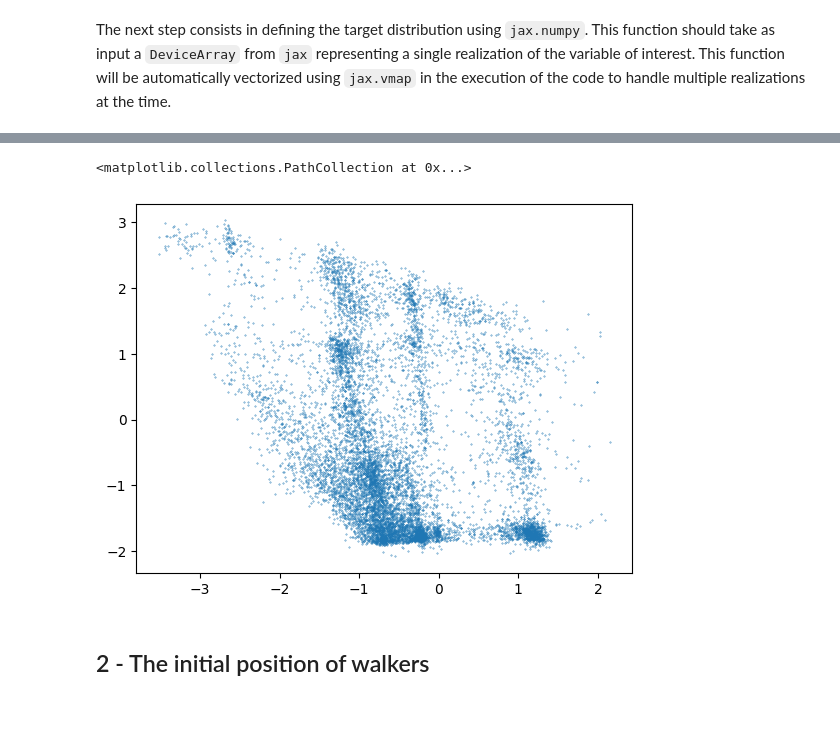
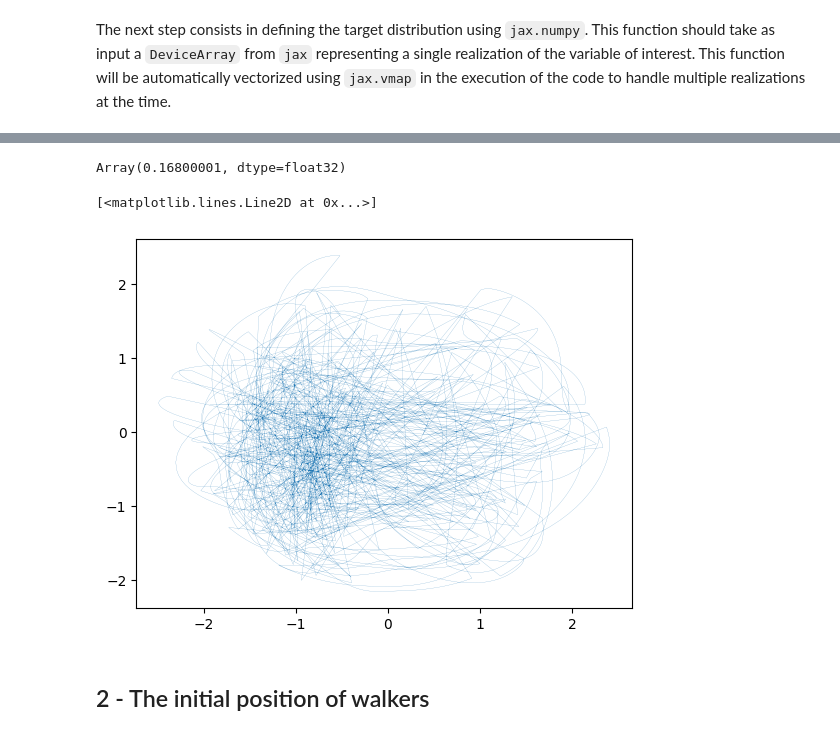
Before and after one commit to kazewong/flowMC, a Jupyter notebook: example/notebook/dualmoon.ipynb, the cells around one changed output, grey strips where cells are left out. Drawn from its saved outputs; the diff is of its cells as text; code cells hidden in the pictures.

Commit message:
Add loss logging buffers

```diff
--- a/example/notebook/dualmoon.ipynb
+++ b/example/notebook/dualmoon.ipynb
@@ -22,6 +22,8 @@ import numpy as np
 import jax
 import jax.numpy as jnp
 from jax.scipy.special import logsumexp
+import matplotlib.pyplot as plt
+
 
 n_dims = 5
 
@@ -43,8 +45,8 @@ n_local_steps = 100
 n_global_steps = 10
 n_training_loops = 10
 n_production_loops = 10
-n_epochs = 30
-n_chains = 10
+n_epochs = 5
+n_chains = 20
 rq_spline_hidden_units = [32, 32]
 rq_spline_n_bins = 8
 rq_spline_n_layers = 4
@@ -65,11 +67,12 @@ bundle = RQSpline_MALA_Bundle(
     n_training_loops,
     n_production_loops,
     n_epochs,
-    rq_spline_hidden_units,
-    rq_spline_n_bins,
-    rq_spline_n_layers,
+    rq_spline_hidden_units=rq_spline_hidden_units,
+    rq_spline_n_bins=rq_spline_n_bins,
+    rq_spline_n_layers=rq_spline_n_layers,
+    learning_rate=5e-3,
     batch_size=10000,
-    n_max_examples=100000,
+    n_max_examples=10000,
     verbose=False,
 )
 
@@ -78,6 +81,8 @@ nf_sampler = Sampler(
     n_chains,
     rng_key,
     resource_strategy_bundles=bundle,
+    # resources=bundle.resources,
+    # strategies=[bundle.strategies[1]]
 )
 
 nf_sampler.sample(initial_position, data)
@@ -158,13 +100,17 @@ nf_sampler.resources['log_prob_production']
+# %%
+buffer = nf_sampler.resources['global_accs_training'].buffer
+np.mean(buffer[np.isfinite(buffer)],axis=0)
+# %% [output]
+Array(0.16800001, dtype=float32)
 # %%
-import matplotlib.pyplot as plt
-# jnp.nanmean(nf_sampler.resources['global_accs_production'].buffer)
-# test_data = nf_sampler.resources['positions_production'].buffer.reshape(-1, n_dims)
+jnp.nanmean(nf_sampler.resources['global_accs_production'].buffer)
+test_data = nf_sampler.resources['positions_training'].buffer.reshape(-1, n_dims)
+plt.plot(test_data[:, 1], test_data[:, 2],lw=0.1)
+# test_data = nf_sampler.resources['global_sampler'].model.sample(jax.random.PRNGKey(42), 10000,)
 # plt.scatter(test_data[:, 0], test_data[:, 1], s=0.1)
-test_data = nf_sampler.resources['global_sampler'].model.sample(jax.random.PRNGKey(42), 10000,)
-plt.scatter(test_data[:, 0], test_data[:, 1], s=0.1)
 # %% [output]
-<matplotlib.collections.PathCollection at 0x...>
+[<matplotlib.lines.Line2D at 0x...>]
-[figure, old version]
+[figure, new version]
 # %% [markdown]
 ## 2 - The initial position of walkers
 # %% [markdown]
```
Also changed, not shown: parts of 11 cells of this notebook, 3 other files.
